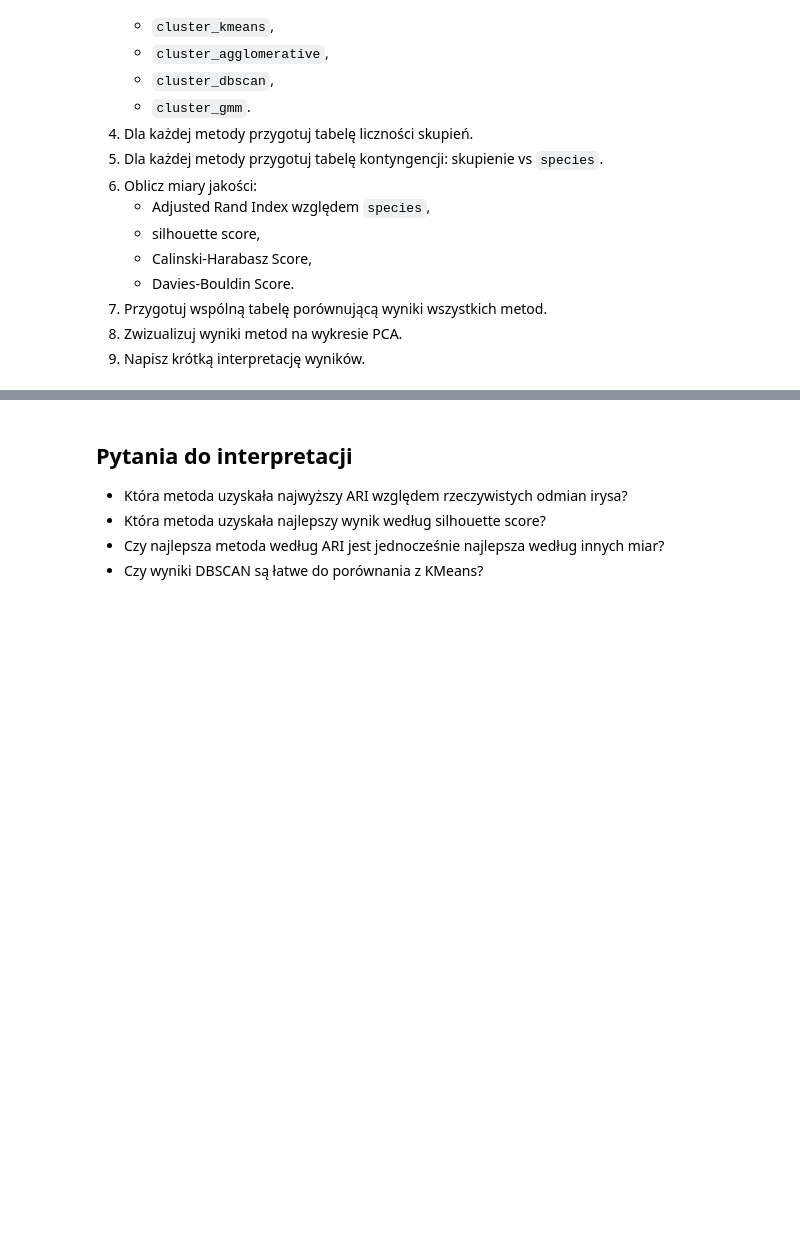
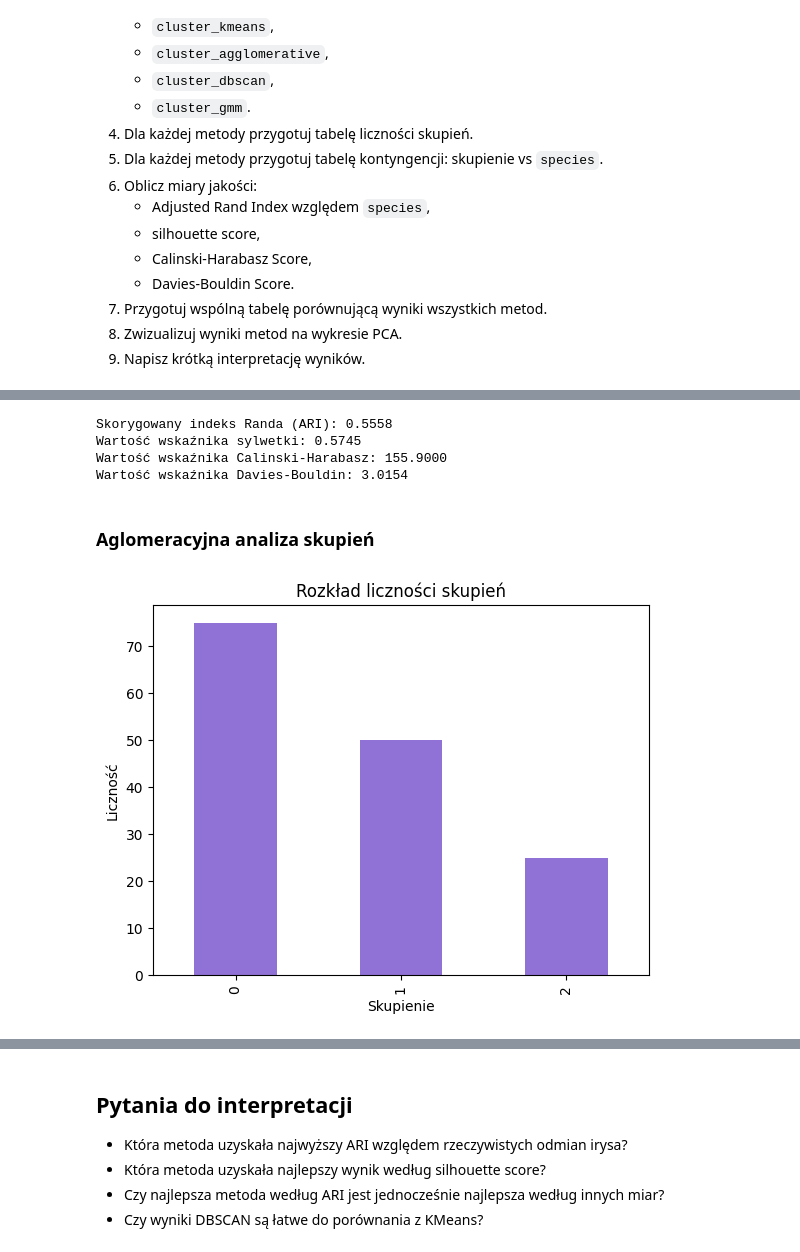
Before and after one commit to kingaorlowicz/Data_Mining_agh, a Jupyter notebook: lab3/IRIS_AGH_LAB.ipynb, the cells around one changed output, grey strips where cells are left out. Cells and saved outputs as stored; diff of their text form; code cells hidden in the pictures; blank space fills up the shorter version.

```diff
--- a/lab3/IRIS_AGH_LAB.ipynb
+++ b/lab3/IRIS_AGH_LAB.ipynb
@@ -1217,6 +1251,54 @@ Uwzględnij co najmniej trzy spośród poniższych metod:
+# %%
+# ARI względem rzeczywistych species
+ari_score_dbscan = adjusted_rand_score(
+    scaled_iris_df["species"],
+    scaled_iris_df["predicted_class_dbscan"]
+)
+
+print(f"Skorygowany indeks Randa (ARI): {ari_score_dbscan:.4f}")
+
+# wzkaźnik sylwetki dla DBSCAN
+silhouette_avg_dbscan = silhouette_score(
+    scaled_iris_df[predictors],
+    scaled_iris_df["predicted_class_dbscan"]
+)
+
+print(f"Wartość wskaźnika sylwetki: {silhouette_avg_dbscan:.4f}")
+
+# Calinski-Harabasz dla DBSCAN
+calinski_harabasz_dbscan = calinski_harabasz_score(
+    scaled_iris_df[predictors],
+    scaled_iris_df["predicted_class_dbscan"]
+)
+print(f"Wartość wskaźnika Calinski-Harabasz: {calinski_harabasz_dbscan:.4f}")
+
+# Davies-Bouldin dla DBSCAN
+davies_bouldin_dbscan = davies_bouldin_score(
+    scaled_iris_df[predictors],
+    scaled_iris_df["predicted_class_dbscan"]
+)
+print(f"Wartość wskaźnika Davies-Bouldin: {davies_bouldin_dbscan:.4f}")
+# %% [output]
+Skorygowany indeks Randa (ARI): 0.5558
+Wartość wskaźnika sylwetki: 0.5745
+Wartość wskaźnika Calinski-Harabasz: 155.9000
+Wartość wskaźnika Davies-Bouldin: 3.0154
+# %% [markdown]
+### Aglomeracyjna analiza skupień
 # %%
-#Do aglomeracyjnej analizy skupień można wykorzystać:
 from sklearn.cluster import AgglomerativeClustering
 
 agglomerative_model = AgglomerativeClustering(n_clusters=3, linkage="ward")
 labels_agglomerative = agglomerative_model.fit_predict(scaled_iris_df[predictors])
+
+iris_df['predicted_class_agglomerative'] = labels_agglomerative
+scaled_iris_df['predicted_class_agglomerative'] = labels_agglomerative
+# %%
+iris_df["predicted_class_agglomerative"].value_counts().sort_index().plot(kind="bar", color = "#9072d6")
+plt.xlabel("Skupienie")
+plt.ylabel("Liczność")
+plt.title("Rozkład liczności skupień")
+
+plt.show()
+# %% [output]
+[figure, added]
```
Also changed, not shown: parts of 15 cells of this notebook.
